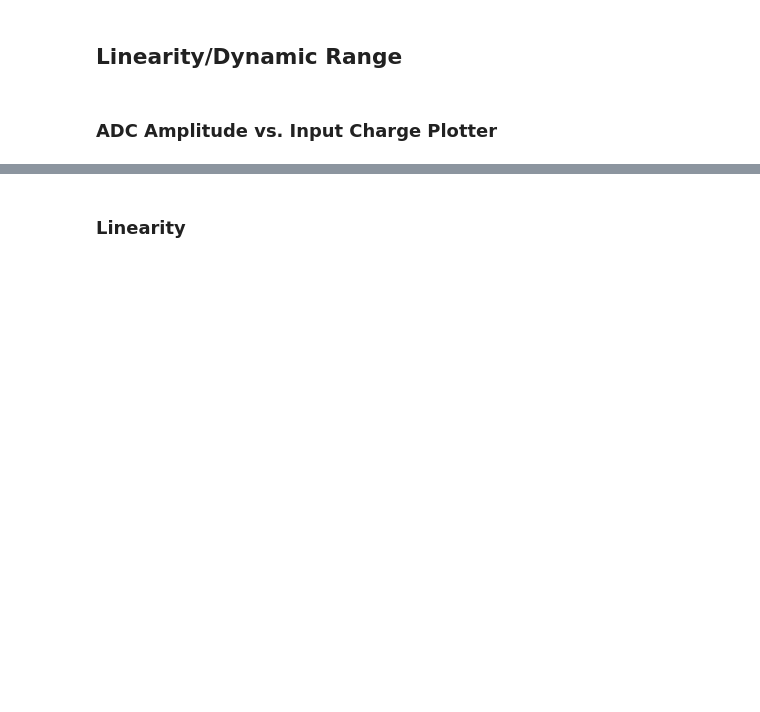
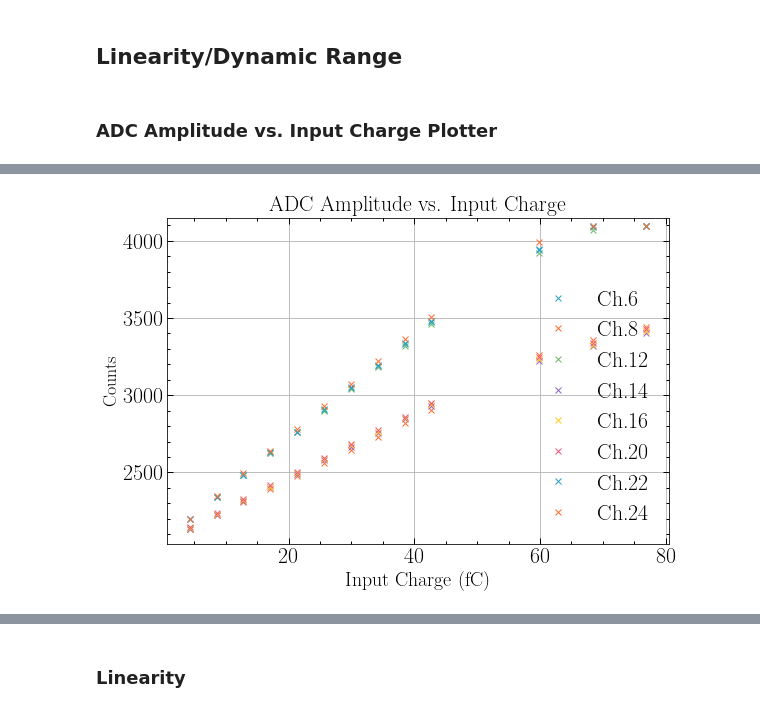
Before and after one commit to svanikt/GRAMS, a Jupyter notebook: pGRAMS Readout Analysis.ipynb, the cells around one changed output, grey strips where cells are left out. Cells and saved outputs as stored; diff of their text form; code cells hidden in the pictures; blank space fills up the shorter version.

```diff
--- a/pGRAMS Readout Analysis.ipynb
+++ b/pGRAMS Readout Analysis.ipynb
@@ -177,3 +173,33 @@ if overlay == 1:
+# %%
+def plot_counts_vs_inputQ(Q, peaks, active_ch, overlay=1):
+    # if overlay is enabled, plot on the same figure
+    if overlay:
+        figure = plt.figure(figsize=[9,6])
+        [plt.plot(Q[c], peaks[c], marker='x', linestyle='None', label=f'Ch.{c}') for c in active_ch]
+        plt.title(f'ADC Amplitude vs. Input Charge')
+        plt.xlabel('Input Charge (fC)', fontsize=20)
+        plt.ylabel('Counts')
+        plt.ylim(plt.ylim()[0], 4150)
+        plt.grid(True)
+        plt.legend(fontsize=22)
+        plt.show()
+    else:
+        for c in active_ch:
+            plt.figure(figsize=[9,6])
+            plt.plot(Q[c], peaks[c], marker='x', linestyle='None', label=f'Ch.{c}')
+            plt.title(f'ADC Amplitude vs. Input Charge')
+            plt.xlabel('Input Charge (fC)', fontsize=20)
+            plt.ylabel('Counts')
+            plt.ylim(plt.ylim()[0], 4150)
+            plt.grid(True)
+            plt.legend(fontsize=22)
+            plt.show()
+
+    return figure
+# %%
+my_figure = plot_counts_vs_inputQ(Q, peaks, active_ch, overlay=1)
+# %% [output]
+[figure, added]
 # %%
 # add noise, saturation, and MIP bound to plot (only if they don't already exist)
 if not any(line.get_label() == 'Saturation' for line in ax.get_lines()):
```
Also changed, not shown: parts of 8 cells of this notebook.
